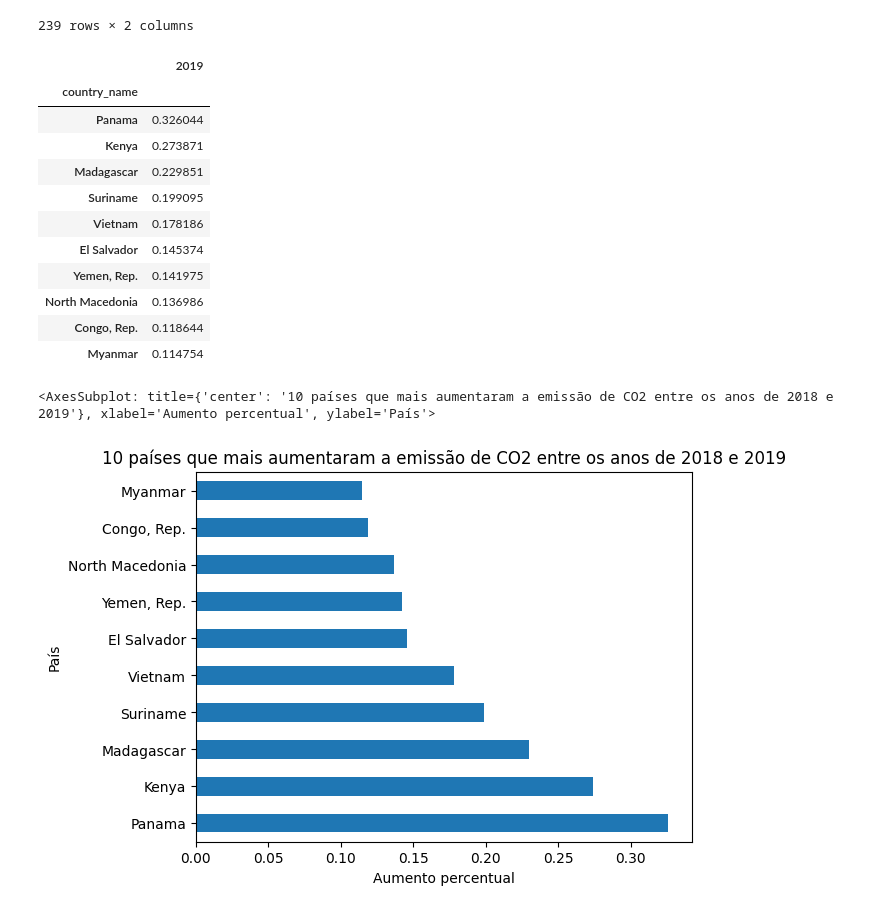
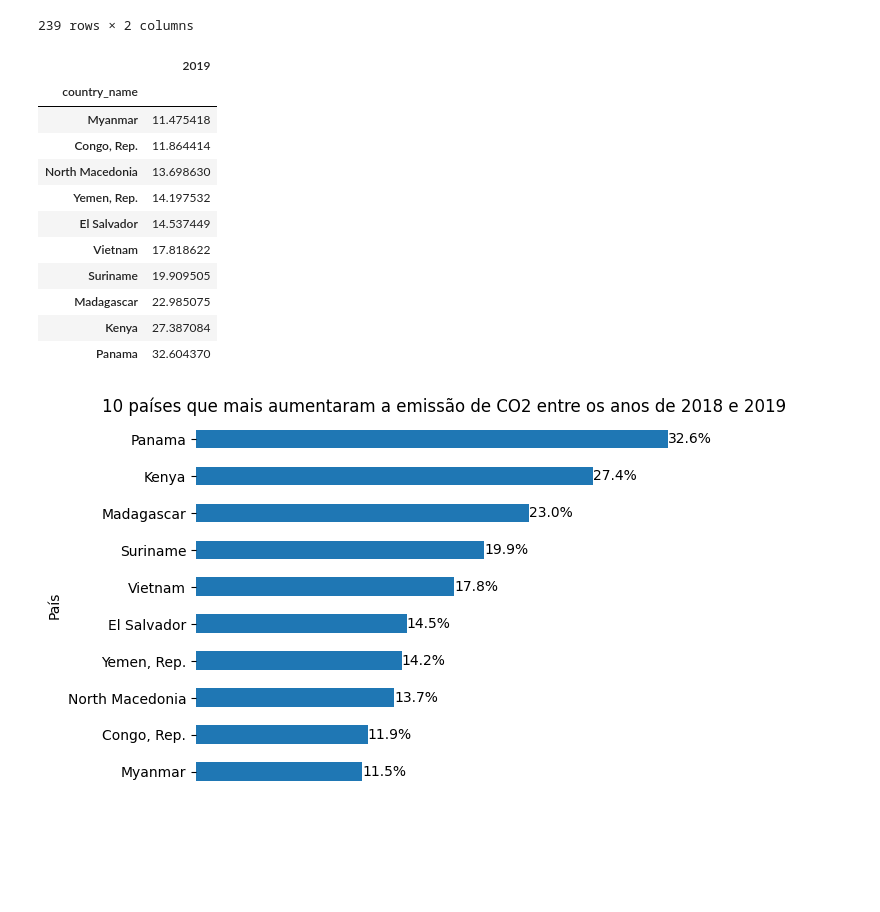
Before and after one commit to CarolMF/ds-santander_coders-modulo_6, a Jupyter notebook: ex_aula_1.ipynb, the cells around one changed output. Cells and saved outputs as stored; diff of their text form; code cells hidden in the pictures; blank space fills up the shorter version.

```diff
--- a/ex_aula_1.ipynb
+++ b/ex_aula_1.ipynb
@@ -129,27 +129,37 @@ df_ano
 | Zimbabwe | 1.238000e+04 | 1.176000e+04 |
 239 rows × 2 columns
 # %%
-top_10 = df_ano.pct_change(axis='columns', periods=1).dropna(axis='columns').sort_values(by='2019', ascending=False)[0:10]
-top_10
+top_10 = df_ano.pct_change(axis='columns', periods=1).dropna(axis='columns').sort_values(by='2019', ascending=True)[-10:]
+top_10['2019'] *= 100
 # %% [output]
 |  | 2019 |
 | country_name |  |
-| Panama | 0.326044 |
-| Kenya | 0.273871 |
-| Madagascar | 0.229851 |
-| Suriname | 0.199095 |
-| Vietnam | 0.178186 |
-| El Salvador | 0.145374 |
-| Yemen, Rep. | 0.141975 |
-| North Macedonia | 0.136986 |
-| Congo, Rep. | 0.118644 |
-| Myanmar | 0.114754 |
+| Myanmar | 11.475418 |
+| Congo, Rep. | 11.864414 |
+| North Macedonia | 13.698630 |
+| Yemen, Rep. | 14.197532 |
+| El Salvador | 14.537449 |
+| Vietnam | 17.818622 |
+| Suriname | 19.909505 |
+| Madagascar | 22.985075 |
+| Kenya | 27.387084 |
+| Panama | 32.604370 |
 # %%
-top_10.plot(kind='barh',
+ax = top_10.plot(kind='barh',
             title='10 países que mais aumentaram a emissão de CO2 entre os anos de 2018 e 2019',
             legend=False,
             xlabel='Aumento percentual',
             ylabel='País')
+
+ax.bar_label(ax.containers[0], fmt='%.1f%%')
+
+ax.spines['right'].set_visible(False)
+ax.spines['top'].set_visible(False)
+ax.spines['left'].set_visible(False)
+ax.spines['bottom'].set_visible(False)
+
+ax.get_xaxis().set_visible(False)
+
+plt.draw()
 # %% [output]
-<AxesSubplot: title={'center': '10 países que mais aumentaram a emissão de CO2 entre os anos de 2018 e 2019'}, xlabel='Aumento percentual', ylabel='País'>
-[figure, old version]
+[figure, new version]
```
